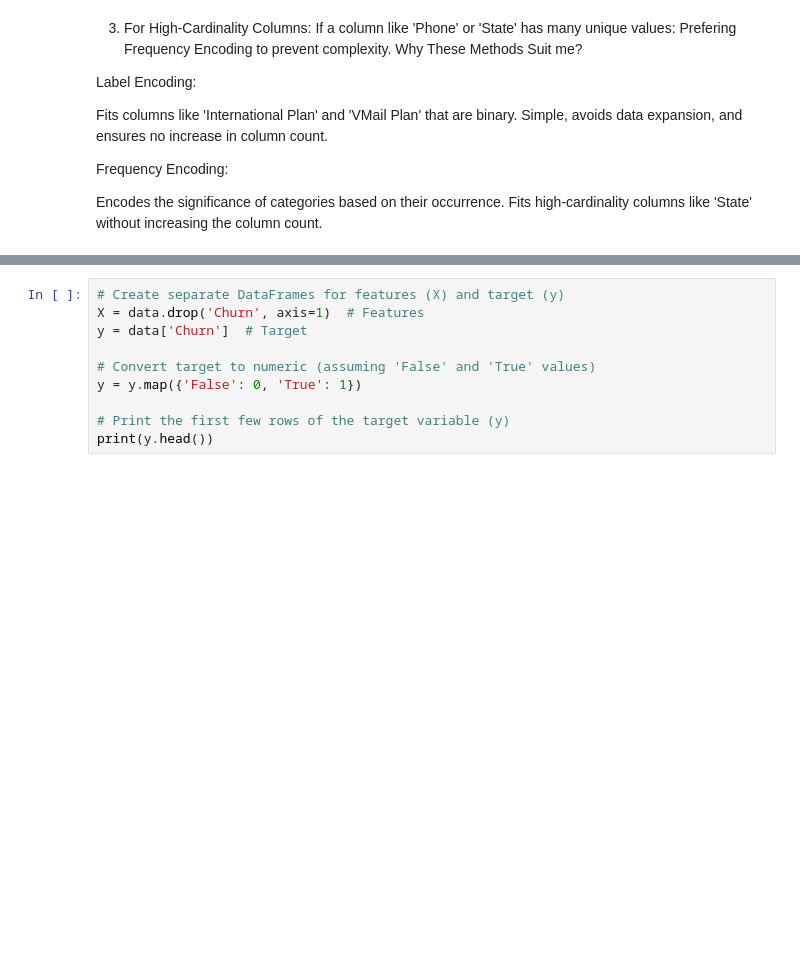
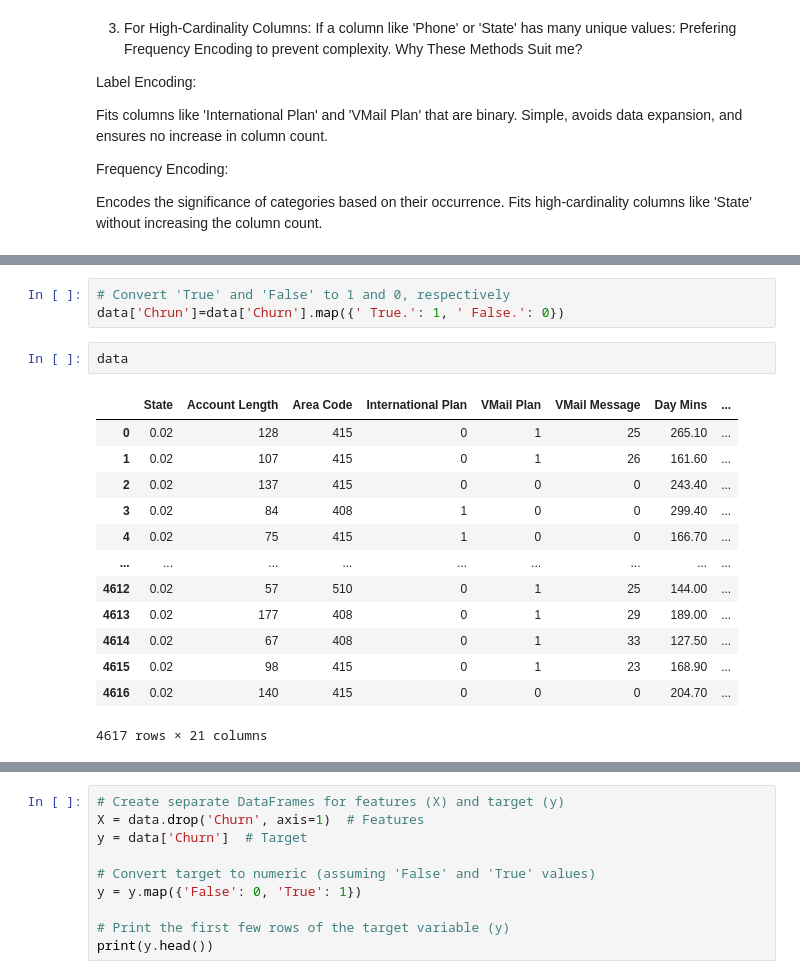
Before and after one commit to isahaq777/My_Projects, a Jupyter notebook: Data_Science_Projects/Telecom/No_Chrun_Telecom.ipynb, the cells around one changed output, grey strips where cells are left out. Drawn from its saved outputs; the diff is of its cells as text; blank space fills up the shorter version.

Commit message:
upadted the target column

```diff
--- a/Data_Science_Projects/Telecom/No_Chrun_Telecom.ipynb
+++ b/Data_Science_Projects/Telecom/No_Chrun_Telecom.ipynb
@@ -376,3 +443,22 @@ Fits high-cardinality columns like 'State' without increasing the column count.
+# %%
+# Convert 'True' and 'False' to 1 and 0, respectively
+data['Chrun']=data['Churn'].map({' True.': 1, ' False.': 0})
+# %%
+data
+# %% [output]
+|  | State | Account Length | Area Code | International Plan | VMail Plan | VMail Message | Day Mins | ... |
+| 0 | 0.02 | 128 | 415 | 0 | 1 | 25 | 265.10 | ... |
+| 1 | 0.02 | 107 | 415 | 0 | 1 | 26 | 161.60 | ... |
+| 2 | 0.02 | 137 | 415 | 0 | 0 | 0 | 243.40 | ... |
+| 3 | 0.02 | 84 | 408 | 1 | 0 | 0 | 299.40 | ... |
+| 4 | 0.02 | 75 | 415 | 1 | 0 | 0 | 166.70 | ... |
+| ... | ... | ... | ... | ... | ... | ... | ... | ... |
+| 4612 | 0.02 | 57 | 510 | 0 | 1 | 25 | 144.00 | ... |
+| 4613 | 0.02 | 177 | 408 | 0 | 1 | 29 | 189.00 | ... |
+| 4614 | 0.02 | 67 | 408 | 0 | 1 | 33 | 127.50 | ... |
+| 4615 | 0.02 | 98 | 415 | 0 | 1 | 23 | 168.90 | ... |
+| 4616 | 0.02 | 140 | 415 | 0 | 0 | 0 | 204.70 | ... |
+4617 rows × 21 columns
 # %%
 aaa
 # %% [output]
```
Also changed, not shown: parts of 9 cells of this notebook.
